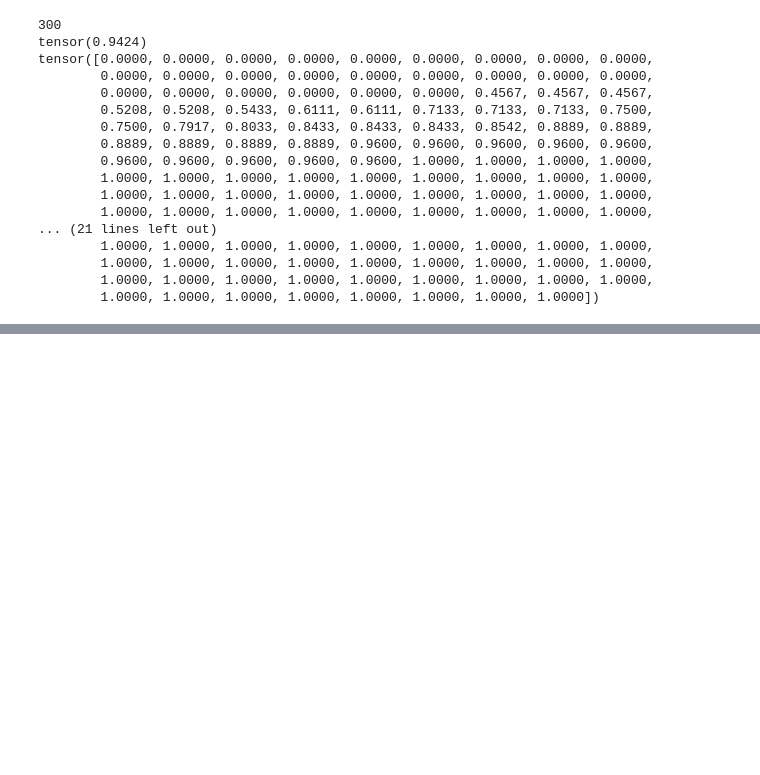
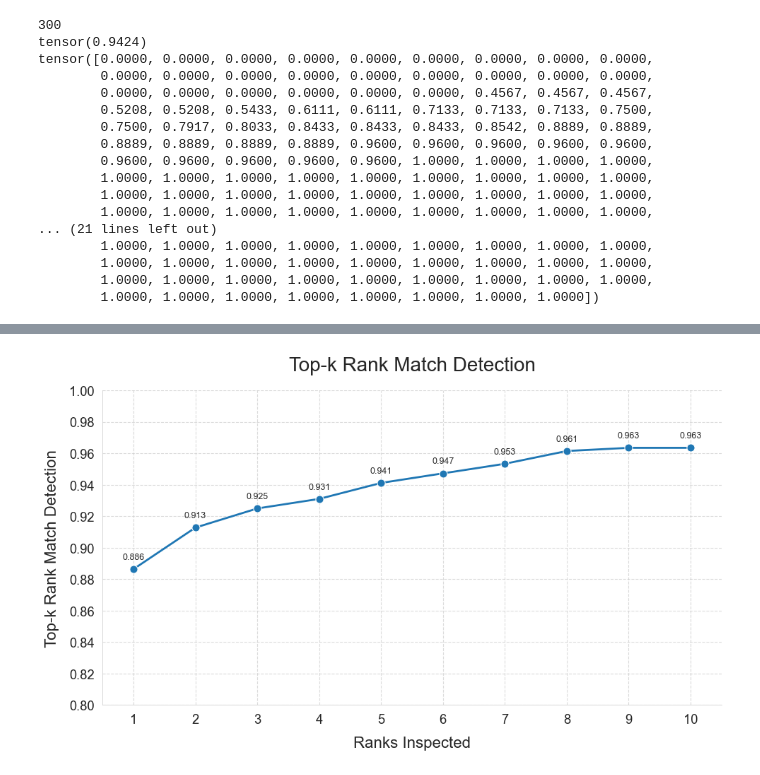
Before and after one commit to acse-dc1823/spotID, a Jupyter notebook: leopard_id/scripts_preprocessing/EDA.ipynb, the cells around one changed output, grey strips where cells are left out. Saved outputs shown, nothing was run; the diff lists cells and outputs as text; code cells hidden in the pictures; blank space fills up the shorter version.

```diff
--- a/leopard_id/scripts_preprocessing/EDA.ipynb
+++ b/leopard_id/scripts_preprocessing/EDA.ipynb
@@ -355,0 +434,58 @@ tensor([0.0000, 0.0000, 0.0000, 0.0000, 0.0000, 0.0000, 0.0000, 0.0000, 0.0000,
+# %%
+import pandas as pd
+import seaborn as sns
+
+# Set up the plot style
+plt.style.use('default')
+sns.set_style("whitegrid")
+sns.set_context("paper", font_scale=1.5)
+
+# Read the CSV file
+df = pd.read_csv('../../../../../downloads/best_of_all_modified_cosface_with_crop10.csv')
+
+# Filter data up to 9 in the CSV (which corresponds to 10 ranks inspected)
+df_filtered = df[df['Step'] <= 9]
+
+# Create the plot
+fig, ax = plt.subplots(figsize=(10, 6))
+sns.lineplot(x=df_filtered['Step'] + 1, y=df_filtered['Value'], marker='o', color='#1f77b4', linewidth=2, markersize=8)
+
+# Customize the plot
+ax.set_title('Top-k Rank Match Detection', fontsize=20, pad=20)
+ax.set_xlabel('Ranks Inspected', fontsize=16, labelpad=10)
+ax.set_ylabel('Top-k Rank Match Detection', fontsize=16, labelpad=10)
+
+# Set axis limits
+ax.set_ylim(0.8, 1.0)
+ax.set_xlim(0.5, 10.5)
+
+# Add more ticks on y-axis
+ax.set_yticks([i/100 for i in range(80, 101, 2)])
+ax.set_yticklabels([f'{i/100:.2f}' for i in range(80, 101, 2)])
+
+# Set x-axis ticks
+ax.set_xticks(range(1, 11))
+
+# Adjust spines
+ax.spines['top'].set_visible(False)
+ax.spines['right'].set_visible(False)
+ax.spines['left'].set_linewidth(0.5)
+ax.spines['bottom'].set_linewidth(0.5)
+
+# Add a light grid
+ax.grid(True, linestyle='--', alpha=0.7, color='#cccccc')
+
+# Annotate data points
+for x, y in zip(df_filtered['Step'] + 1, df_filtered['Value']):
+    ax.annotate(f'{y:.3f}', (x, y), textcoords="offset points", xytext=(0,10), ha='center', fontsize=9)
+
+# Adjust layout
+plt.tight_layout()
+
+# Save the plot with high DPI
+plt.savefig('rank_match_detection_plot.png', dpi=300, bbox_inches='tight')
+
+# Display the plot
+plt.show()
+# %% [output]
+[figure, added]
```
Also changed, not shown: parts of 4 cells of this notebook, 14 other files.
